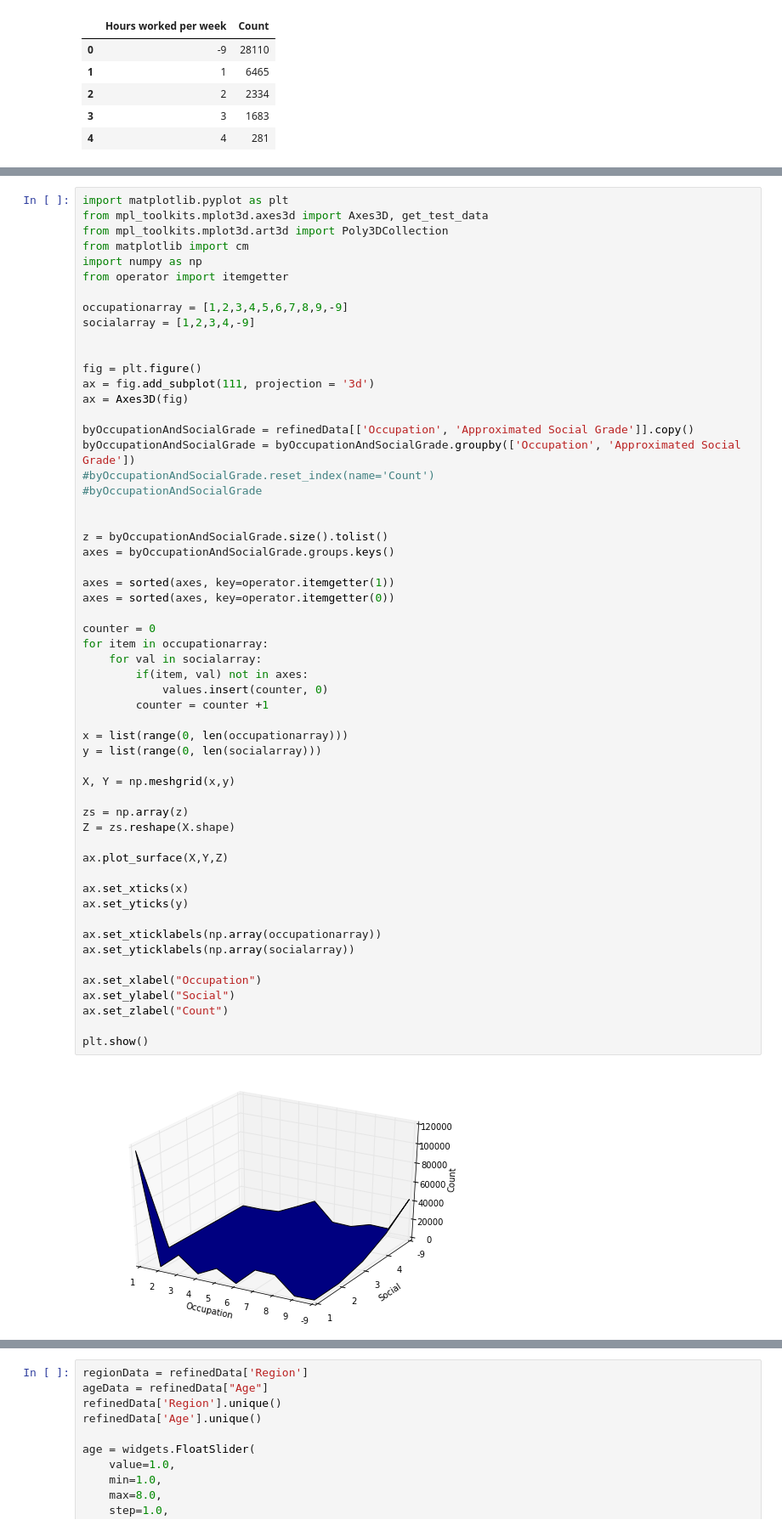
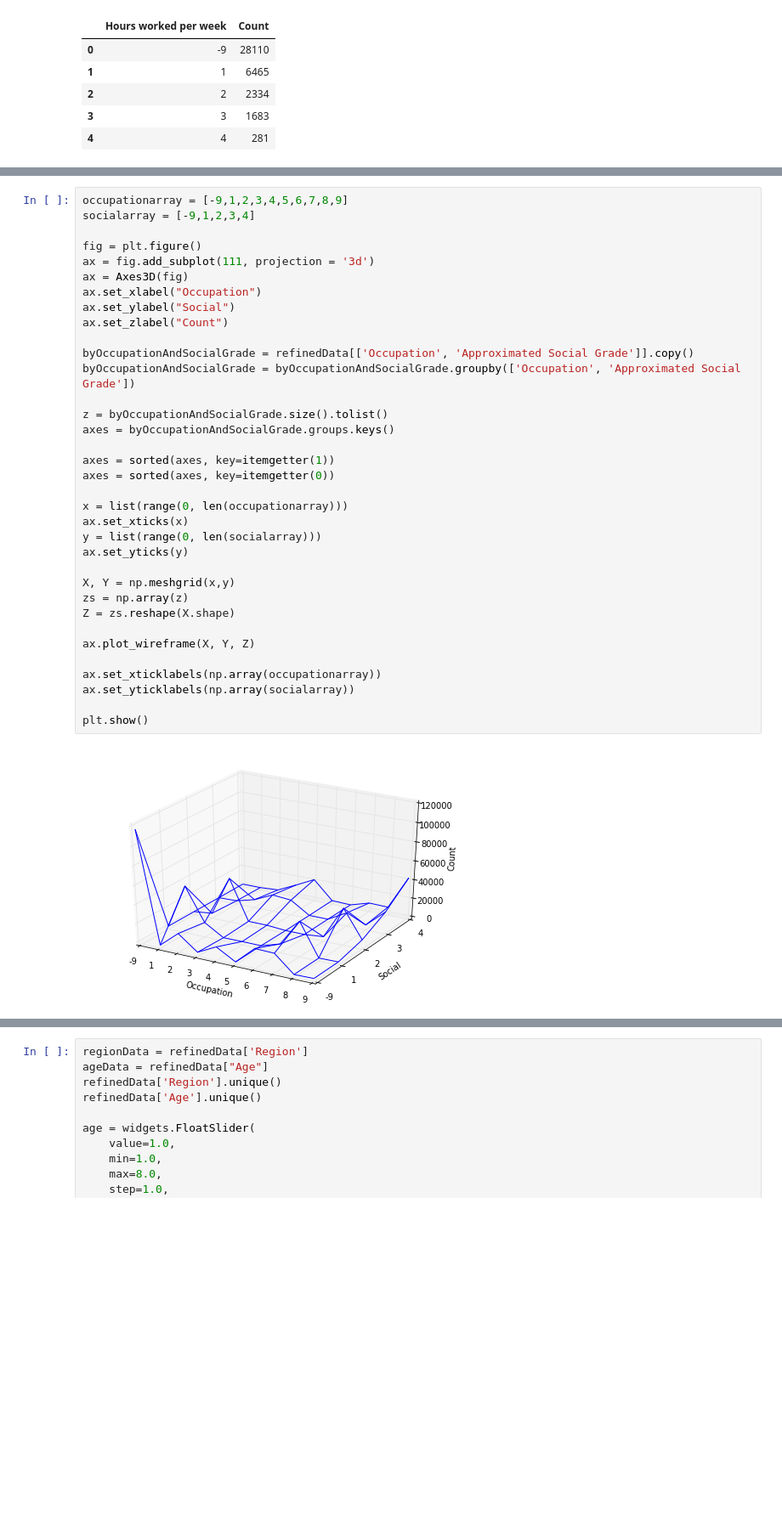
Before and after one commit to Essymay/CS2006p3, a Jupyter notebook: census2011.ipynb, the cells around one changed output, grey strips where cells are left out. Shown at 85% size. Saved outputs shown, nothing was run; the diff lists cells and outputs as text; blank space fills up the shorter version.

Commit message:
3D plots are done i think

```diff
--- a/census2011.ipynb
+++ b/census2011.ipynb
@@ -721,58 +765,37 @@ byRegionAndEconomicActivity.reset_index(name='Count')
 # %%
-import matplotlib.pyplot as plt
-from mpl_toolkits.mplot3d.axes3d import Axes3D, get_test_data
-from mpl_toolkits.mplot3d.art3d import Poly3DCollection
-from matplotlib import cm
-import numpy as np
-from operator import itemgetter
-
-occupationarray = [1,2,3,4,5,6,7,8,9,-9]
-socialarray = [1,2,3,4,-9]
-
+occupationarray = [-9,1,2,3,4,5,6,7,8,9]
+socialarray = [-9,1,2,3,4]
 
 fig = plt.figure()
 ax = fig.add_subplot(111, projection = '3d')
 ax = Axes3D(fig)
+ax.set_xlabel("Occupation")
+ax.set_ylabel("Social")
+ax.set_zlabel("Count")
 
 byOccupationAndSocialGrade = refinedData[['Occupation', 'Approximated Social Grade']].copy()
 byOccupationAndSocialGrade = byOccupationAndSocialGrade.groupby(['Occupation', 'Approximated Social Grade'])
-#byOccupationAndSocialGrade.reset_index(name='Count')
-#byOccupationAndSocialGrade
-
 
 z = byOccupationAndSocialGrade.size().tolist()
 axes = byOccupationAndSocialGrade.groups.keys()
 
-axes = sorted(axes, key=operator.itemgetter(1))
-axes = sorted(axes, key=operator.itemgetter(0))
-
-counter = 0
-for item in occupationarray:
-    for val in socialarray:
-        if(item, val) not in axes:
-            values.insert(counter, 0)
-        counter = counter +1
+axes = sorted(axes, key=itemgetter(1))
+axes = sorted(axes, key=itemgetter(0))
 
 x = list(range(0, len(occupationarray)))
+ax.set_xticks(x)
 y = list(range(0, len(socialarray)))
+ax.set_yticks(y)
 
 X, Y = np.meshgrid(x,y)
-
 zs = np.array(z)
 Z = zs.reshape(X.shape)
 
-ax.plot_surface(X,Y,Z)
-
-ax.set_xticks(x)
-ax.set_yticks(y)
+ax.plot_wireframe(X, Y, Z)
 
 ax.set_xticklabels(np.array(occupationarray))
 ax.set_yticklabels(np.array(socialarray))
 
-ax.set_xlabel("Occupation")
-ax.set_ylabel("Social")
-ax.set_zlabel("Count")
-
 plt.show()
 # %% [output]
-[figure, old version]
+[figure, new version]
```
Also changed, not shown: parts of 9 cells of this notebook.
